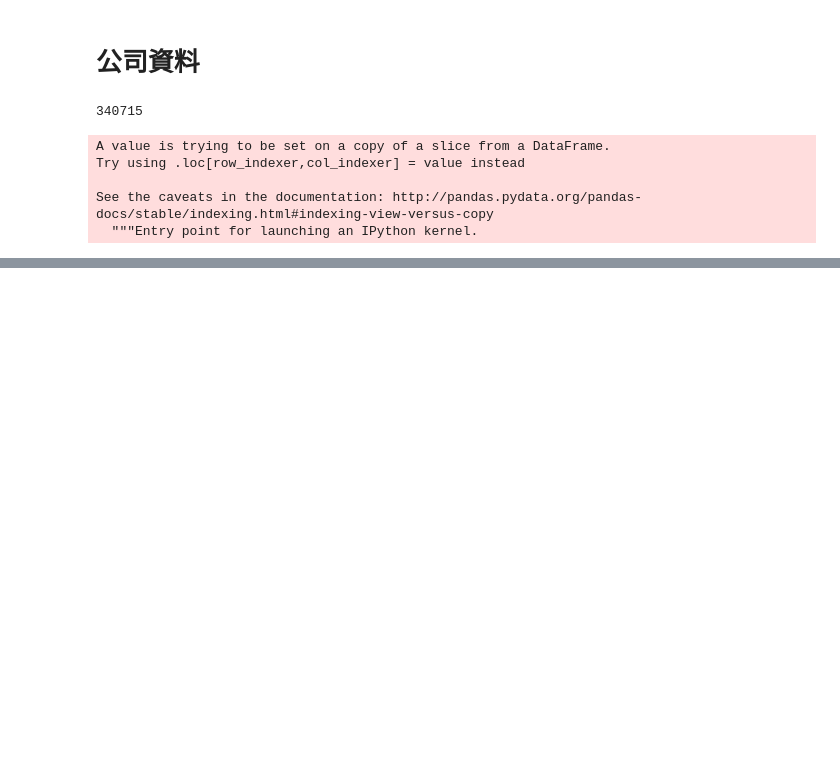
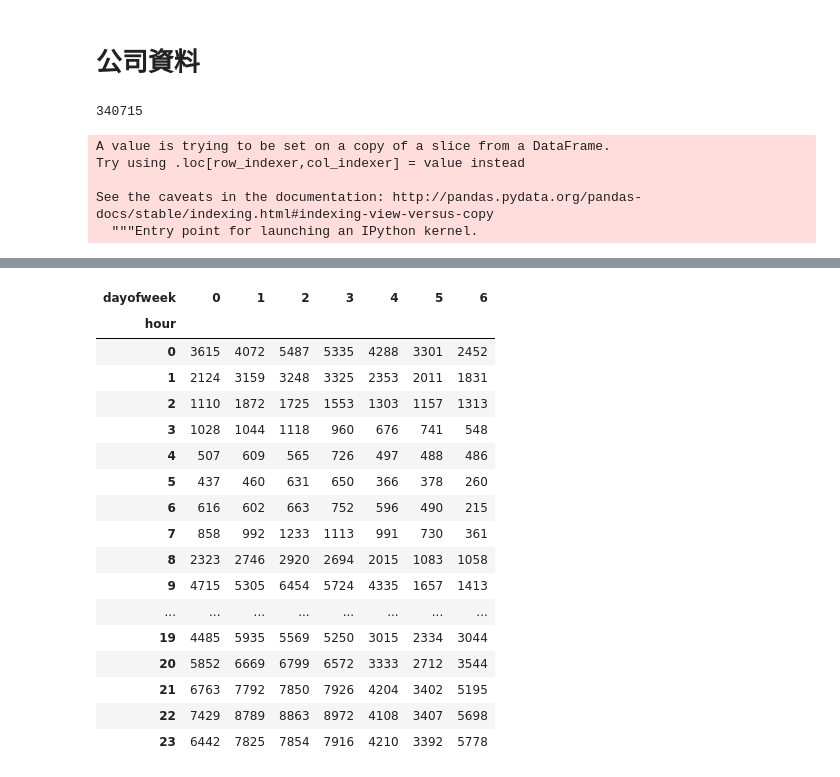
Before and after one commit to kuonumber/201807_104_hr_bank, a Jupyter notebook: 20180710_104_資料清理.ipynb, the cells around one changed output, grey strips where cells are left out. Cells and saved outputs as stored; diff of their text form; code cells hidden in the pictures; blank space fills up the shorter version.

```diff
--- a/20180710_104_資料清理.ipynb
+++ b/20180710_104_資料清理.ipynb
@@ -329,0 +350,21 @@ df_company.merge(df_invoice_close,left_on='invoice',right_on='統一編號')
+# %%
+df_job_search_freq
+# %% [output]
+| dayofweek | 0 | 1 | 2 | 3 | 4 | 5 | 6 |
+| hour |  |  |  |  |  |  |  |
+| 0 | 3615 | 4072 | 5487 | 5335 | 4288 | 3301 | 2452 |
+| 1 | 2124 | 3159 | 3248 | 3325 | 2353 | 2011 | 1831 |
+| 2 | 1110 | 1872 | 1725 | 1553 | 1303 | 1157 | 1313 |
+| 3 | 1028 | 1044 | 1118 | 960 | 676 | 741 | 548 |
+| 4 | 507 | 609 | 565 | 726 | 497 | 488 | 486 |
+| 5 | 437 | 460 | 631 | 650 | 366 | 378 | 260 |
+| 6 | 616 | 602 | 663 | 752 | 596 | 490 | 215 |
+| 7 | 858 | 992 | 1233 | 1113 | 991 | 730 | 361 |
+| 8 | 2323 | 2746 | 2920 | 2694 | 2015 | 1083 | 1058 |
+| 9 | 4715 | 5305 | 6454 | 5724 | 4335 | 1657 | 1413 |
+| ... | ... | ... | ... | ... | ... | ... | ... |
+| 19 | 4485 | 5935 | 5569 | 5250 | 3015 | 2334 | 3044 |
+| 20 | 5852 | 6669 | 6799 | 6572 | 3333 | 2712 | 3544 |
+| 21 | 6763 | 7792 | 7850 | 7926 | 4204 | 3402 | 5195 |
+| 22 | 7429 | 8789 | 8863 | 8972 | 4108 | 3407 | 5698 |
+| 23 | 6442 | 7825 | 7854 | 7916 | 4210 | 3392 | 5778 |
```
Also changed, not shown: parts of 47 cells of this notebook, 1 other file.
